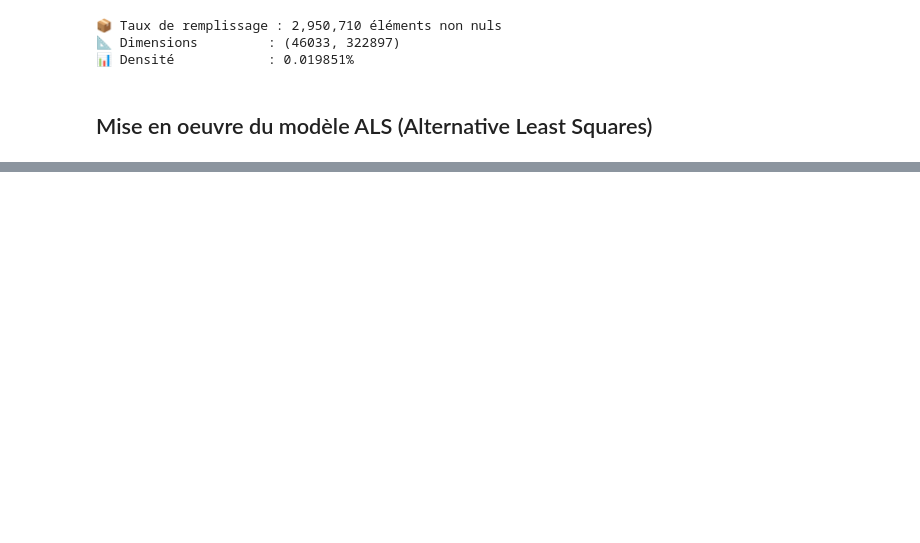
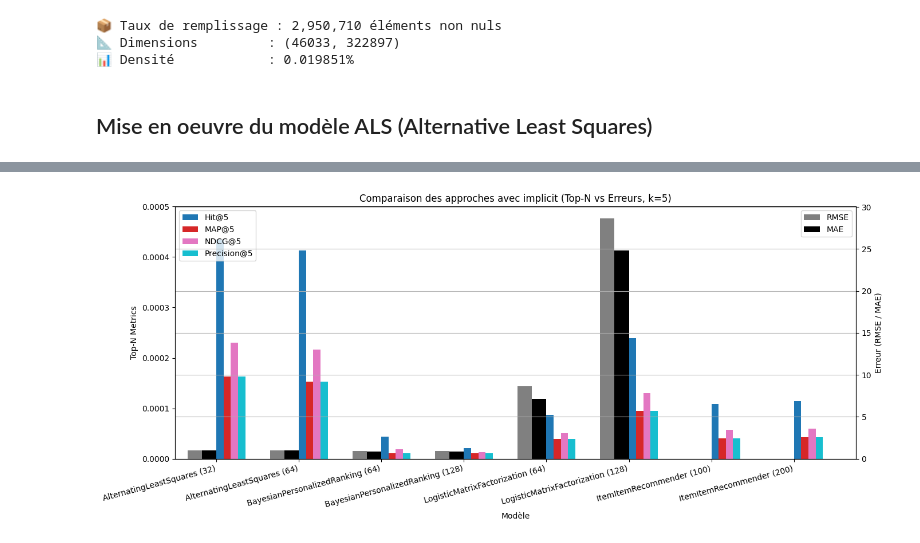
Before and after one commit to cecile-aie/oc_aie_p10, a Jupyter notebook: collaborative_filtering_implicit_modelisation.ipynb, the cells around one changed output, grey strips where cells are left out. Cells and saved outputs as stored; diff of their text form; code cells hidden in the pictures; blank space fills up the shorter version.

Commit message:
Code Implicit complet - Revoir filtrage & construction de la matrice

```diff
--- a/collaborative_filtering_implicit_modelisation.ipynb
+++ b/collaborative_filtering_implicit_modelisation.ipynb
@@ -149,6 +149,7 @@ def build_item_user_matrix(df_clicks):
         (df_user_item['click_strength'],
          (df_user_item['item_idx'], df_user_item['user_idx']))
     ).tocsr()
+    item_user_matrix *= 40  # confiance implicite standard
 
     print("✅ Matrice prête :", item_user_matrix.shape)
     return item_user_matrix, user_mapping, item_mapping
@@ -220,0 +563,19 @@ print(f"✅ Modèle entraîné en {end - start:.2f} secondes")
+# %%
+from implicit.gpu.als import AlternatingLeastSquares
+
+als_params = {
+    "factors": 64,
+    "regularization": 0.1,
+    "iterations": 15
+}
+
+results_als = evaluate_model_all_metrics(
+    model_class=AlternatingLeastSquares,
+    params=als_params,
+    train_matrix=train_matrix,
+    test_data=test_data,
+    N=5
+)
+
+for k, v in results_als.items():
+    print(f"{k:<15}: {v:.4f}" if isinstance(v, float) else f"{k:<15}: {v}")
@@ -220,0 +685,54 @@ print(f"✅ Modèle entraîné en {end - start:.2f} secondes")
+# %%
+import matplotlib.pyplot as plt
+import pandas as pd
+
+# Convertir en DataFrame indexé par le nom du modèle + params simples
+df_results = df_grid_results.copy()
+
+# Préparer une colonne "paramètre principal" (factors ou K)
+df_results["main_param"] = (
+    df_results["param_factors"]
+    .fillna(df_results["param_K"])
+    .fillna("NA")
+    .astype("Int64")
+    .astype(str)
+)
+
+# Construire le nom de l’approche (ex : ALS (64), IIR (100))
+df_results["Approche"] = df_results["Model"] + " (" + df_results["main_param"] + ")"
+df_results.set_index("Approche", inplace=True)
+
+
+# Liste des métriques
+topn_metrics = ["Hit@5", "MAP@5", "NDCG@5", "Precision@5"]
+error_metrics = ["RMSE", "MAE"]
+
+# Création du graphique
+fig, ax1 = plt.subplots(figsize=(14, 6))
+
+# Barres des top-N metrics
+df_results[topn_metrics].plot(kind='bar', ax=ax1, position=0, width=0.35, colormap='tab10')
+ax1.set_ylabel("Top-N Metrics")
+#ax1.set_ylim(0, 1.05)
+# Échelle dynamique adaptée aux valeurs faibles
+topn_max = df_results[topn_metrics].max().max()
+ax1.set_ylim(0, max(0.0005, topn_max * 1.1))
+ax1.set_xlabel("Modèle")
+ax1.set_xticklabels(df_results.index, rotation=15, ha='right')
+ax1.legend(loc='upper left')
+
+# Barres des error metrics à droite
+ax2 = ax1.twinx()
+df_results[error_metrics].plot(kind='bar', ax=ax2, position=1, width=0.35, color=["gray", "black"])
+ax2.set_ylabel("Erreur (RMSE / MAE)")
+ax2.legend(loc='upper right')
+
+# Ajustement de l'axe X
+ax1.set_xlim(-0.5, len(df_results) - 0.25)
+
+plt.title("Comparaison des approches avec implicit (Top-N vs Erreurs, k=5)")
+plt.grid(True)
+plt.tight_layout()
+plt.show()
+# %% [output]
+[figure, added]
```
Also changed, not shown: parts of 29 cells of this notebook, 1 other file.
